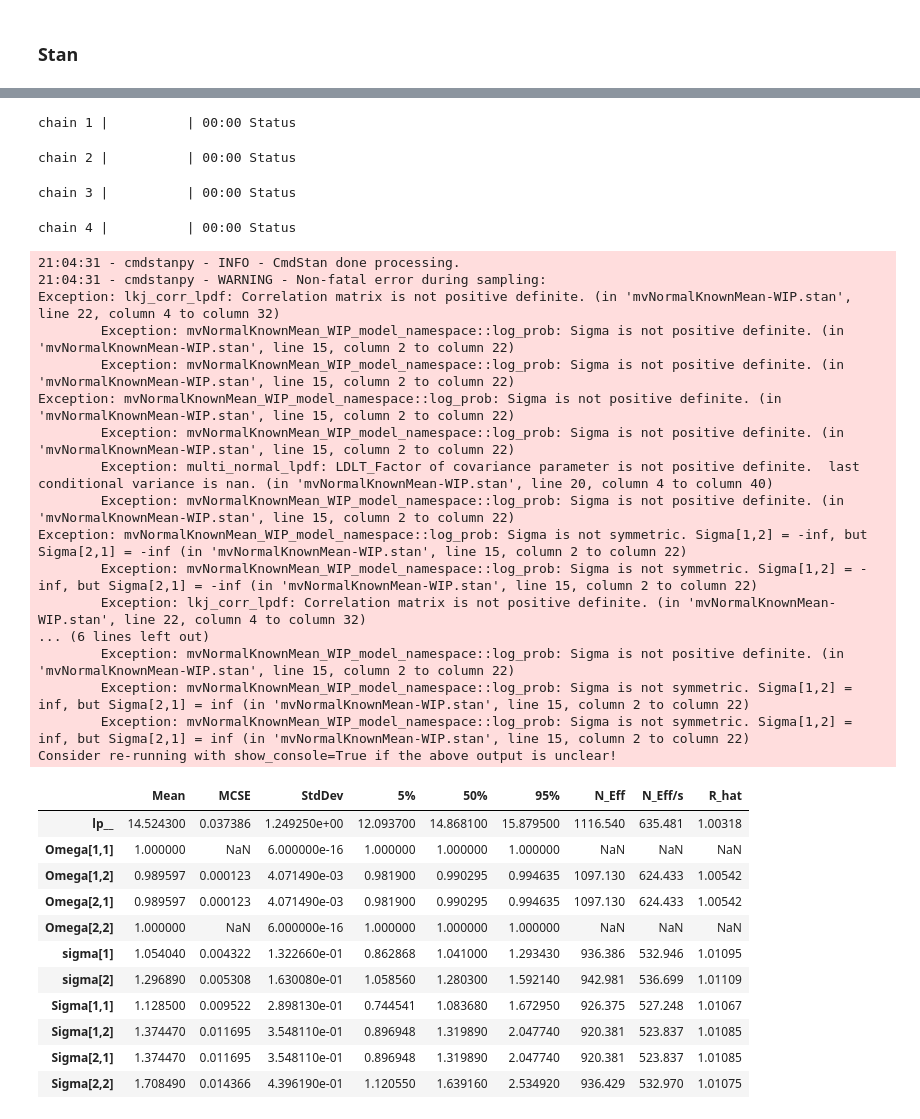
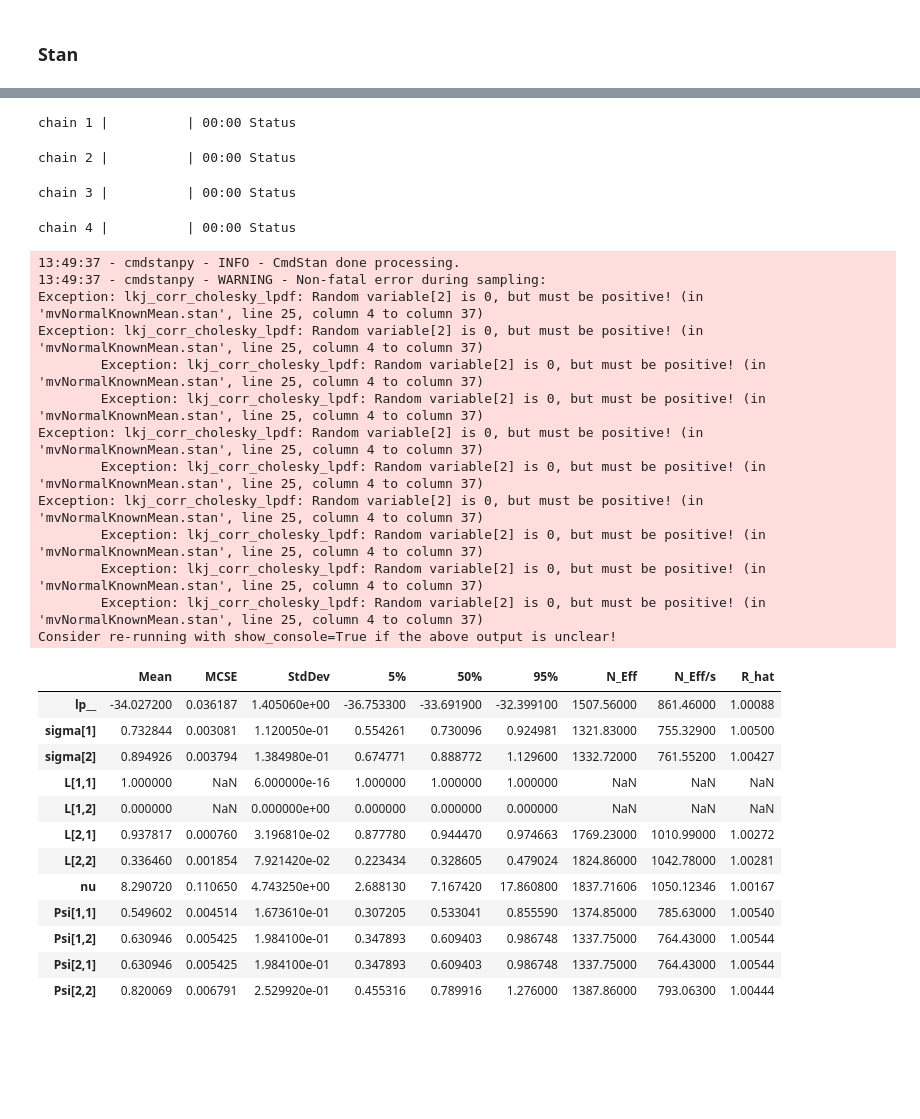
Before and after one commit to patrick-pagni/whats_your_bench, a Jupyter notebook: notebooks/conjugate-priors.ipynb, the cells around one changed output, grey strips where cells are left out. Drawn from its saved outputs; the diff is of its cells as text; code cells hidden in the pictures; blank space fills up the shorter version.

```diff
--- a/notebooks/conjugate-priors.ipynb
+++ b/notebooks/conjugate-priors.ipynb
@@ -784,7 +862,7 @@ plt.show();
 from cmdstanpy import CmdStanModel
 import os
 
-stan_file = os.path.join("../whats_your_bench/stan_models/mvNormalKnownMean-WIP.stan")
+stan_file = os.path.join("../whats_your_bench/stan_models/mvNormalKnownMean.stan")
 
 model = CmdStanModel(stan_file = stan_file)
 
@@ -792,8 +870,9 @@ stan_data = {
     "N": X.shape[0],
     "M": X.shape[1],
     "X": X,
-    "prior_lambda": 1,
-    "prior_eta": 1,
+    "prior_beta": 10,
+    "prior_eta": 10,
+    "prior_nu": 10,
     "obs_mean": [3, 5]
 }
 
@@ -806,36 +885,33 @@ fit.summary()
 chain 1 |          | 00:00 Status
 chain 2 |          | 00:00 Status
 chain 3 |          | 00:00 Status
 chain 4 |          | 00:00 Status
-21:04:31 - cmdstanpy - INFO - CmdStan done processing.
-21:04:31 - cmdstanpy - WARNING - Non-fatal error during sampling:
-Exception: lkj_corr_lpdf: Correlation matrix is not positive definite. (in 'mvNormalKnownMean-WIP.stan', line 22, column 4 to column 32)
-        Exception: mvNormalKnownMean_WIP_model_namespace::log_prob: Sigma is not positive definite. (in 'mvNormalKnownMean-WIP.stan', line 15, column 2 to column 22)
-        Exception: mvNormalKnownMean_WIP_model_namespace::log_prob: Sigma is not positive definite. (in 'mvNormalKnownMean-WIP.stan', line 15, column 2 to column 22)
-Exception: mvNormalKnownMean_WIP_model_namespace::log_prob: Sigma is not positive definite. (in 'mvNormalKnownMean-WIP.stan', line 15, column 2 to column 22)
-        Exception: mvNormalKnownMean_WIP_model_namespace::log_prob: Sigma is not positive definite. (in 'mvNormalKnownMean-WIP.stan', line 15, column 2 to column 22)
-        Exception: multi_normal_lpdf: LDLT_Factor of covariance parameter is not positive definite.  last conditional variance is nan. (in 'mvNormalKnownMean-WIP.stan', line 20, column 4 to column 40)
-        Exception: mvNormalKnownMean_WIP_model_namespace::log_prob: Sigma is not positive definite. (in 'mvNormalKnownMean-WIP.stan', line 15, column 2 to column 22)
-Exception: mvNormalKnownMean_WIP_model_namespace::log_prob: Sigma is not symmetric. Sigma[1,2] = -inf, but Sigma[2,1] = -inf (in 'mvNormalKnownMean-WIP.stan', line 15, column 2 to column 22)
-        Exception: mvNormalKnownMean_WIP_model_namespace::log_prob: Sigma is not symmetric. Sigma[1,2] = -inf, but Sigma[2,1] = -inf (in 'mvNormalKnownMean-WIP.stan', line 15, column 2 to column 22)
-        Exception: lkj_corr_lpdf: Correlation matrix is not positive definite. (in 'mvNormalKnownMean-WIP.stan', line 22, column 4 to column 32)
-... (6 lines left out)
-        Exception: mvNormalKnownMean_WIP_model_namespace::log_prob: Sigma is not positive definite. (in 'mvNormalKnownMean-WIP.stan', line 15, column 2 to column 22)
-        Exception: mvNormalKnownMean_WIP_model_namespace::log_prob: Sigma is not symmetric. Sigma[1,2] = inf, but Sigma[2,1] = inf (in 'mvNormalKnownMean-WIP.stan', line 15, column 2 to column 22)
-        Exception: mvNormalKnownMean_WIP_model_namespace::log_prob: Sigma is not symmetric. Sigma[1,2] = inf, but Sigma[2,1] = inf (in 'mvNormalKnownMean-WIP.stan', line 15, column 2 to column 22)
+13:49:37 - cmdstanpy - INFO - CmdStan done processing.
+13:49:37 - cmdstanpy - WARNING - Non-fatal error during sampling:
+Exception: lkj_corr_cholesky_lpdf: Random variable[2] is 0, but must be positive! (in 'mvNormalKnownMean.stan', line 25, column 4 to column 37)
+Exception: lkj_corr_cholesky_lpdf: Random variable[2] is 0, but must be positive! (in 'mvNormalKnownMean.stan', line 25, column 4 to column 37)
+        Exception: lkj_corr_cholesky_lpdf: Random variable[2] is 0, but must be positive! (in 'mvNormalKnownMean.stan', line 25, column 4 to column 37)
+        Exception: lkj_corr_cholesky_lpdf: Random variable[2] is 0, but must be positive! (in 'mvNormalKnownMean.stan', line 25, column 4 to column 37)
+Exception: lkj_corr_cholesky_lpdf: Random variable[2] is 0, but must be positive! (in 'mvNormalKnownMean.stan', line 25, column 4 to column 37)
+        Exception: lkj_corr_cholesky_lpdf: Random variable[2] is 0, but must be positive! (in 'mvNormalKnownMean.stan', line 25, column 4 to column 37)
+Exception: lkj_corr_cholesky_lpdf: Random variable[2] is 0, but must be positive! (in 'mvNormalKnownMean.stan', line 25, column 4 to column 37)
+        Exception: lkj_corr_cholesky_lpdf: Random variable[2] is 0, but must be positive! (in 'mvNormalKnownMean.stan', line 25, column 4 to column 37)
+        Exception: lkj_corr_cholesky_lpdf: Random variable[2] is 0, but must be positive! (in 'mvNormalKnownMean.stan', line 25, column 4 to column 37)
+        Exception: lkj_corr_cholesky_lpdf: Random variable[2] is 0, but must be positive! (in 'mvNormalKnownMean.stan', line 25, column 4 to column 37)
 Consider re-running with show_console=True if the above output is unclear!
 |  | Mean | MCSE | StdDev | 5% | 50% | 95% | N_Eff | N_Eff/s | R_hat |
-| lp__ | 14.524300 | 0.037386 | 1.249250e+00 | 12.093700 | 14.868100 | 15.879500 | 1116.540 | 635.481 | 1.00318 |
-| Omega[1,1] | 1.000000 | NaN | 6.000000e-16 | 1.000000 | 1.000000 | 1.000000 | NaN | NaN | NaN |
-| Omega[1,2] | 0.989597 | 0.000123 | 4.071490e-03 | 0.981900 | 0.990295 | 0.994635 | 1097.130 | 624.433 | 1.00542 |
-| Omega[2,1] | 0.989597 | 0.000123 | 4.071490e-03 | 0.981900 | 0.990295 | 0.994635 | 1097.130 | 624.433 | 1.00542 |
-| Omega[2,2] | 1.000000 | NaN | 6.000000e-16 | 1.000000 | 1.000000 | 1.000000 | NaN | NaN | NaN |
-| sigma[1] | 1.054040 | 0.004322 | 1.322660e-01 | 0.862868 | 1.041000 | 1.293430 | 936.386 | 532.946 | 1.01095 |
-| sigma[2] | 1.296890 | 0.005308 | 1.630080e-01 | 1.058560 | 1.280300 | 1.592140 | 942.981 | 536.699 | 1.01109 |
-| Sigma[1,1] | 1.128500 | 0.009522 | 2.898130e-01 | 0.744541 | 1.083680 | 1.672950 | 926.375 | 527.248 | 1.01067 |
-| Sigma[1,2] | 1.374470 | 0.011695 | 3.548110e-01 | 0.896948 | 1.319890 | 2.047740 | 920.381 | 523.837 | 1.01085 |
-| Sigma[2,1] | 1.374470 | 0.011695 | 3.548110e-01 | 0.896948 | 1.319890 | 2.047740 | 920.381 | 523.837 | 1.01085 |
-| Sigma[2,2] | 1.708490 | 0.014366 | 4.396190e-01 | 1.120550 | 1.639160 | 2.534920 | 936.429 | 532.970 | 1.01075 |
+| lp__ | -34.027200 | 0.036187 | 1.405060e+00 | -36.753300 | -33.691900 | -32.399100 | 1507.56000 | 861.46000 | 1.00088 |
+| sigma[1] | 0.732844 | 0.003081 | 1.120050e-01 | 0.554261 | 0.730096 | 0.924981 | 1321.83000 | 755.32900 | 1.00500 |
+| sigma[2] | 0.894926 | 0.003794 | 1.384980e-01 | 0.674771 | 0.888772 | 1.129600 | 1332.72000 | 761.55200 | 1.00427 |
+| L[1,1] | 1.000000 | NaN | 6.000000e-16 | 1.000000 | 1.000000 | 1.000000 | NaN | NaN | NaN |
+| L[1,2] | 0.000000 | NaN | 0.000000e+00 | 0.000000 | 0.000000 | 0.000000 | NaN | NaN | NaN |
+| L[2,1] | 0.937817 | 0.000760 | 3.196810e-02 | 0.877780 | 0.944470 | 0.974663 | 1769.23000 | 1010.99000 | 1.00272 |
+| L[2,2] | 0.336460 | 0.001854 | 7.921420e-02 | 0.223434 | 0.328605 | 0.479024 | 1824.86000 | 1042.78000 | 1.00281 |
+| nu | 8.290720 | 0.110650 | 4.743250e+00 | 2.688130 | 7.167420 | 17.860800 | 1837.71606 | 1050.12346 | 1.00167 |
+| Psi[1,1] | 0.549602 | 0.004514 | 1.673610e-01 | 0.307205 | 0.533041 | 0.855590 | 1374.85000 | 785.63000 | 1.00540 |
+| Psi[1,2] | 0.630946 | 0.005425 | 1.984100e-01 | 0.347893 | 0.609403 | 0.986748 | 1337.75000 | 764.43000 | 1.00544 |
+| Psi[2,1] | 0.630946 | 0.005425 | 1.984100e-01 | 0.347893 | 0.609403 | 0.986748 | 1337.75000 | 764.43000 | 1.00544 |
+| Psi[2,2] | 0.820069 | 0.006791 | 2.529920e-01 | 0.455316 | 0.789916 | 1.276000 | 1387.86000 | 793.06300 | 1.00444 |
 # %%
 fig, ax = plt.subplots(ncols = 2)
 
```
Also changed, not shown: parts of 21 cells of this notebook.
